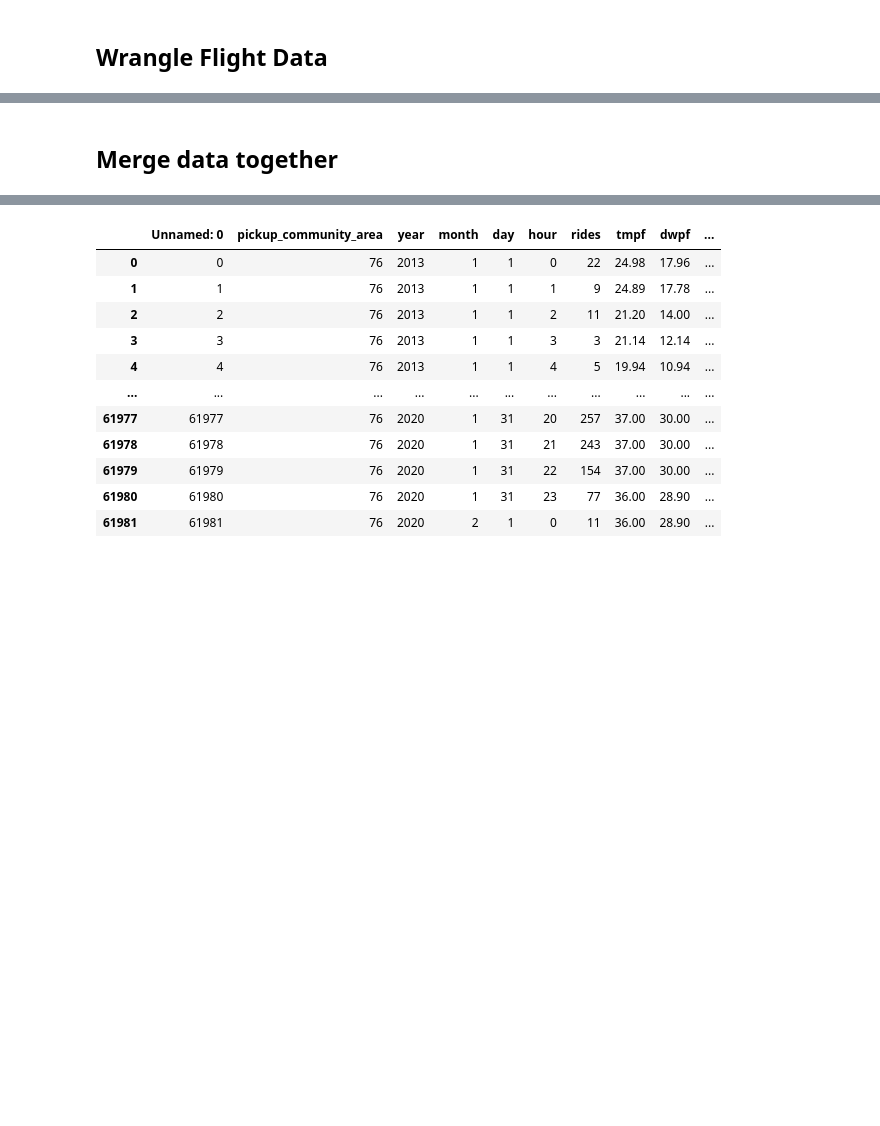
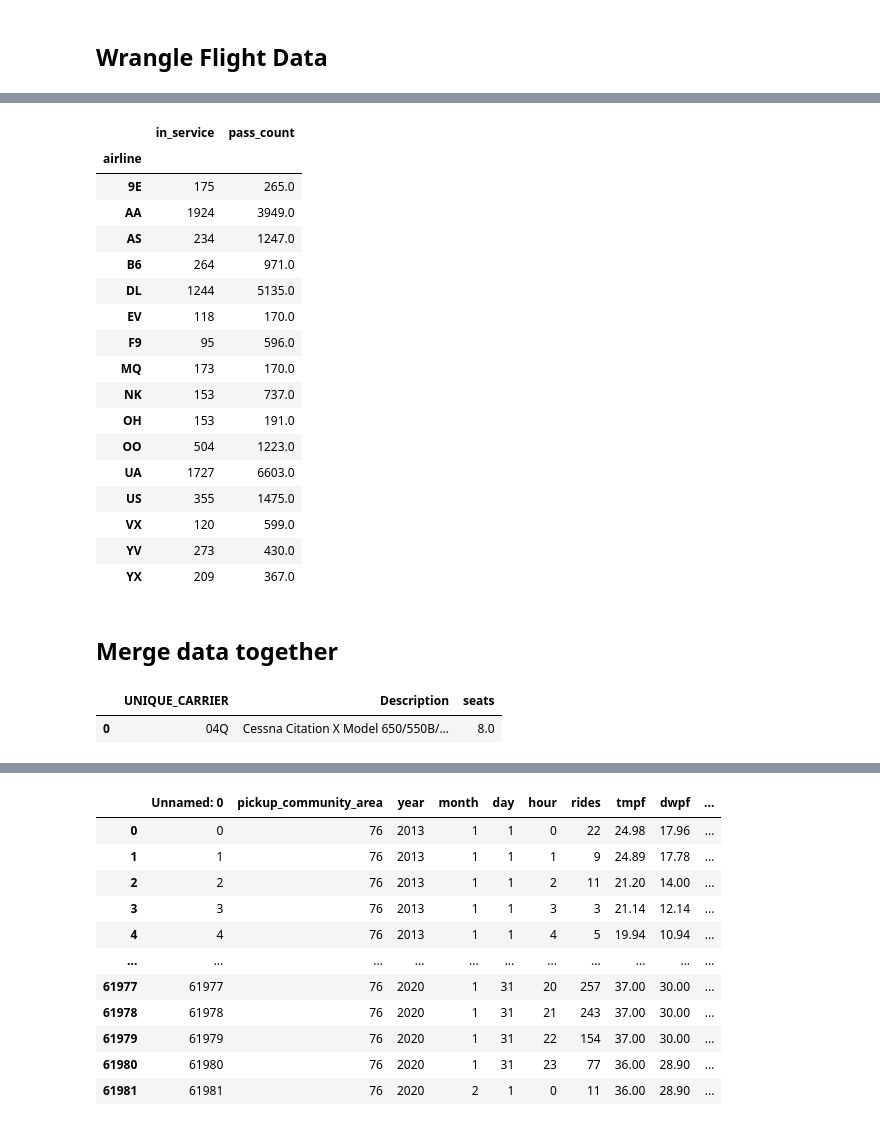
Before and after one commit to jsleslie/Ohare_taxi_demand, a Jupyter notebook: src/data_wrangling.ipynb, the cells around one changed output, grey strips where cells are left out. Cells and saved outputs as stored; diff of their text form; code cells hidden in the pictures; blank space fills up the shorter version.

```diff
--- a/src/data_wrangling.ipynb
+++ b/src/data_wrangling.ipynb
@@ -254,2 +268,23 @@ seat_data[seat_data['aircraft'] == 'Airbus A319-100']
+# %%
+seat_data.groupby('airline').sum()
+# %% [output]
+|  | in_service | pass_count |
+| airline |  |  |
+| 9E | 175 | 265.0 |
+| AA | 1924 | 3949.0 |
+| AS | 234 | 1247.0 |
+| B6 | 264 | 971.0 |
+| DL | 1244 | 5135.0 |
+| EV | 118 | 170.0 |
+| F9 | 95 | 596.0 |
+| MQ | 173 | 170.0 |
+| NK | 153 | 737.0 |
+| OH | 153 | 191.0 |
+| OO | 504 | 1223.0 |
+| UA | 1727 | 6603.0 |
+| US | 355 | 1475.0 |
+| VX | 120 | 599.0 |
+| YV | 273 | 430.0 |
+| YX | 209 | 367.0 |
 # %% [markdown]
 ## Merge data together
@@ -255,0 +293,5 @@ seat_data[seat_data['aircraft'] == 'Airbus A319-100']
+# %%
+seat_counts_FAA.head(1)
+# %% [output]
+|  | UNIQUE_CARRIER | Description | seats |
+| 0 | 04Q | Cessna Citation X Model 650/550B/... | 8.0 |
```
Also changed, not shown: parts of 77 cells of this notebook, 1 other file.
